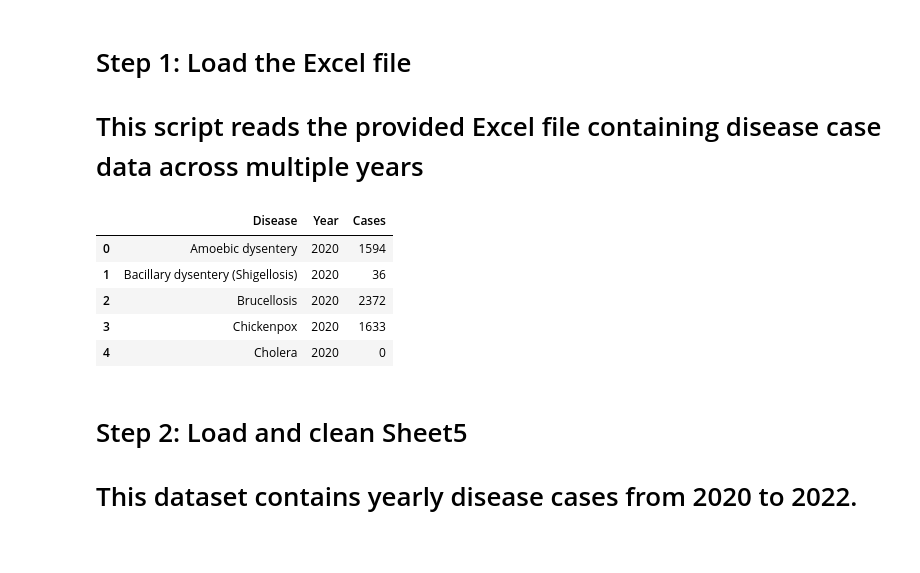
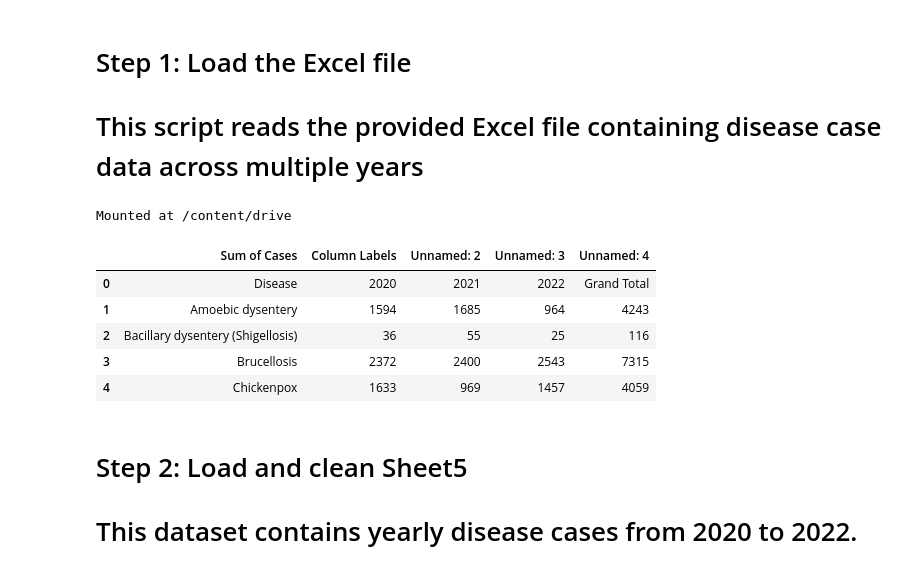
Before and after one commit to Ghaidahazaa/disease_trend_analysis.py, a Jupyter notebook: Disease_Trend_Analysis.ipynb, the cells around one changed output. Saved outputs shown, nothing was run; the diff lists cells and outputs as text; code cells hidden in the pictures.

```diff
--- a/Disease_Trend_Analysis.ipynb
+++ b/Disease_Trend_Analysis.ipynb
@@ -7,19 +7,25 @@ import seaborn as sns
 # %% [markdown]
 # Step 1: Load the Excel file
 # This script reads the provided Excel file containing disease case data across multiple years
+# %%
+from google.colab import drive
+drive.mount('/content/drive')
+# %% [output]
+Mounted at /content/drive
 # %%
-file_path = "OO 5.xlsx"  # Change this if running locally
+file_path = '/content/drive/MyDrive/OO 5.xlsx'
 
+df = pd.read_excel(file_path)
 
 # Display the first 5 rows of the DataFrame
 df.head()
 # %% [output]
-|  | Disease | Year | Cases |
-| 0 | Amoebic dysentery | 2020 | 1594 |
-| 1 | Bacillary dysentery (Shigellosis) | 2020 | 36 |
-| 2 | Brucellosis | 2020 | 2372 |
-| 3 | Chickenpox | 2020 | 1633 |
-| 4 | Cholera | 2020 | 0 |
+|  | Sum of Cases | Column Labels | Unnamed: 2 | Unnamed: 3 | Unnamed: 4 |
+| 0 | Disease | 2020 | 2021 | 2022 | Grand Total |
+| 1 | Amoebic dysentery | 1594 | 1685 | 964 | 4243 |
+| 2 | Bacillary dysentery (Shigellosis) | 36 | 55 | 25 | 116 |
+| 3 | Brucellosis | 2372 | 2400 | 2543 | 7315 |
+| 4 | Chickenpox | 1633 | 969 | 1457 | 4059 |
 # %% [markdown]
 # Step 2: Load and clean Sheet5
 # This dataset contains yearly disease cases from 2020 to 2022.
```
Also changed, not shown: parts of 6 cells of this notebook.
